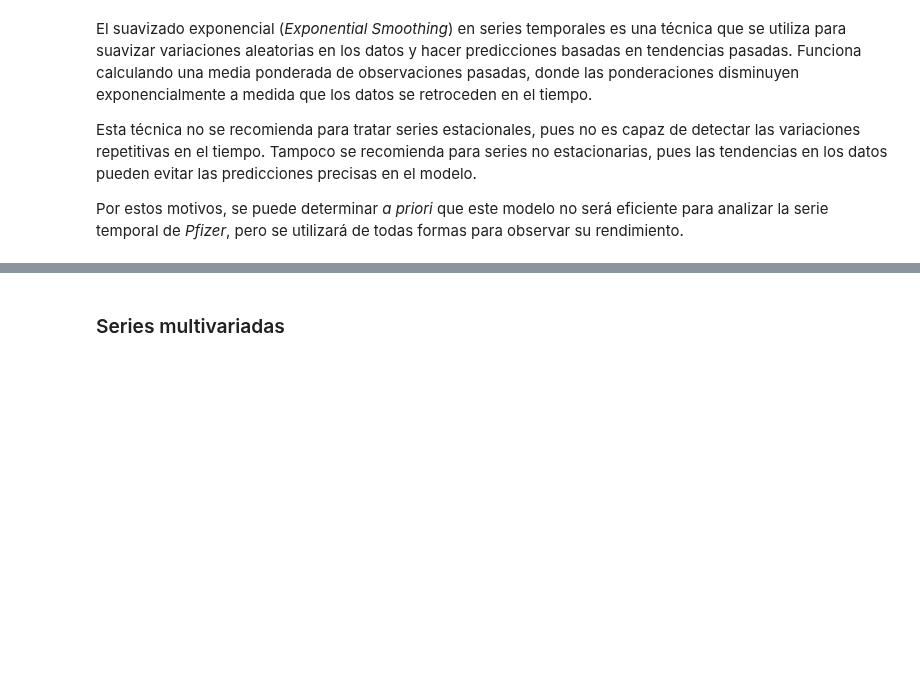
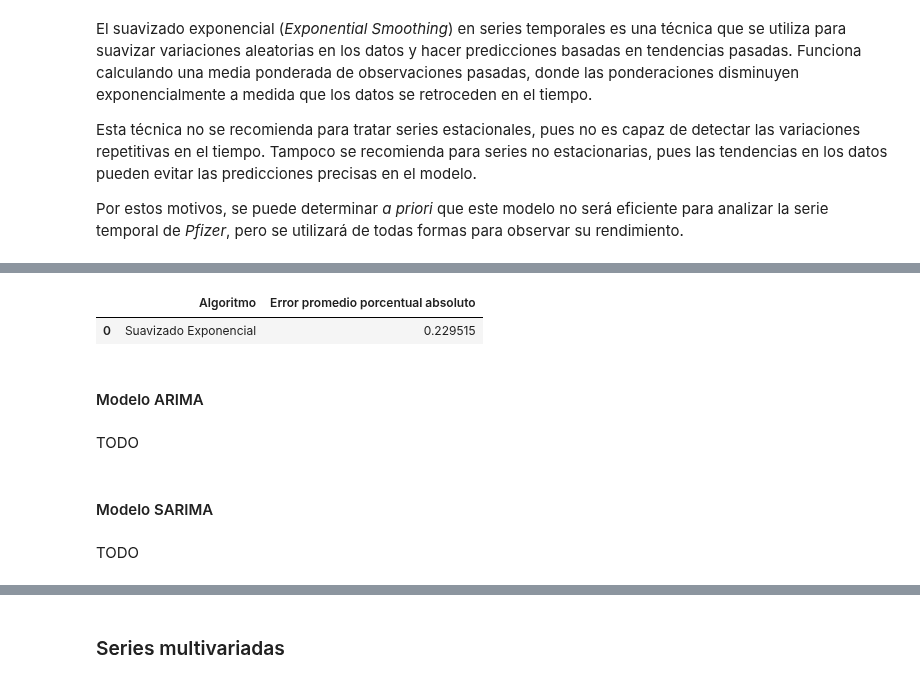
Before and after one commit to alu0101351773/TAAD_practicas, a Jupyter notebook: src/time_series.ipynb, the cells around one changed output, grey strips where cells are left out. Drawn from its saved outputs; the diff is of its cells as text; code cells hidden in the pictures; blank space fills up the shorter version.

```diff
--- a/src/time_series.ipynb
+++ b/src/time_series.ipynb
@@ -597,0 +622,12 @@ y_pred = forecaster.predict(fh=np.arange(len(y_test)))
+# %%
+pd.DataFrame.from_records(
+    [('Suavizado Exponencial', mean_absolute_percentage_error(y_test, y_pred))],
+    columns=['Algoritmo', 'Error promedio porcentual absoluto']
+)
+# %% [output]
+|  | Algoritmo | Error promedio porcentual absoluto |
+| 0 | Suavizado Exponencial | 0.229515 |
+# %% [markdown]
+#### Modelo ARIMA
+# %% [markdown]
+TODO
@@ -597,0 +636,4 @@ y_pred = forecaster.predict(fh=np.arange(len(y_test)))
+# %% [markdown]
+#### Modelo SARIMA
+# %% [markdown]
+TODO
```
Also changed, not shown: parts of 9 cells of this notebook.
